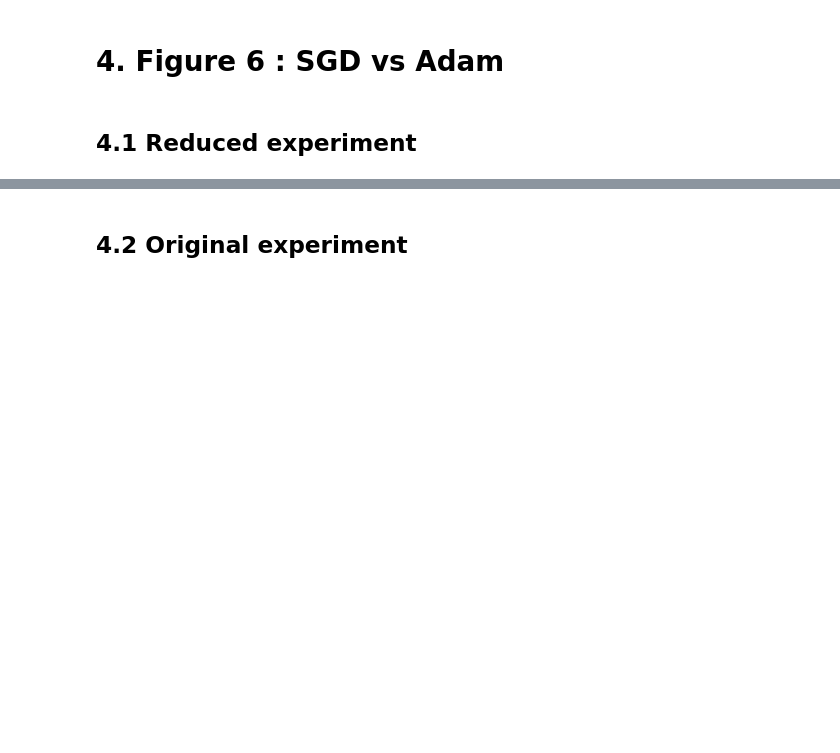
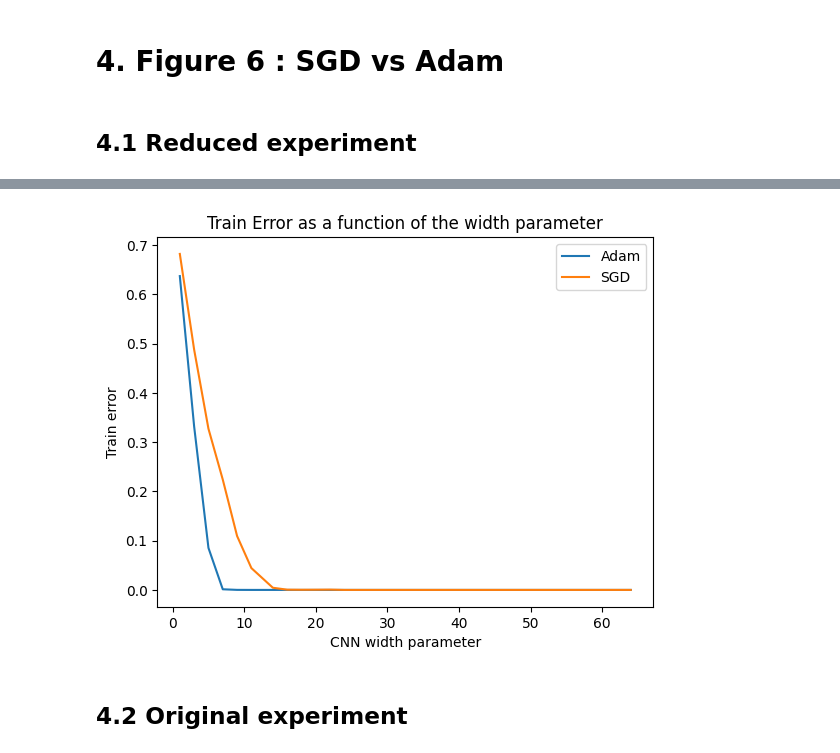
Before and after one commit to roduit/EE-411-FOIL-Project, a Jupyter notebook: source/main.ipynb, the cells around one changed output, grey strips where cells are left out. Saved outputs shown, nothing was run; the diff lists cells and outputs as text; code cells hidden in the pictures; blank space fills up the shorter version.

```diff
--- a/source/main.ipynb
+++ b/source/main.ipynb
@@ -543,3 +644,14 @@ display_optimizer_stats(test_error_adam,test_error_sgd,width_model_list)
+# %%
+width_model_list = np.linspace(1, 64, 30,dtype=int)
+noise_ratio_list = [0]
+train_acc_sgd = open_pickle(os.path.join(constants.FIG6_FOLDER, 'train_accuracies_adam.pkl'))
+train_acc_adam = open_pickle(os.path.join(constants.FIG6_FOLDER, 'train_accuracies_SGD.pkl'))
+train_error_sgd = (100 - np.array(train_acc_sgd)) / 100
+train_error_adam = (100 - np.array(train_acc_adam)) / 100
+
+display_optimizer_stats(train_error_adam[0],train_error_sgd[0],width_model_list,train=True)
+# %% [output]
+[figure, added]
 # %% [markdown]
 ## 4.2 Original experiment
 # %%
```
Also changed, not shown: parts of 19 cells of this notebook, 20 other files.
